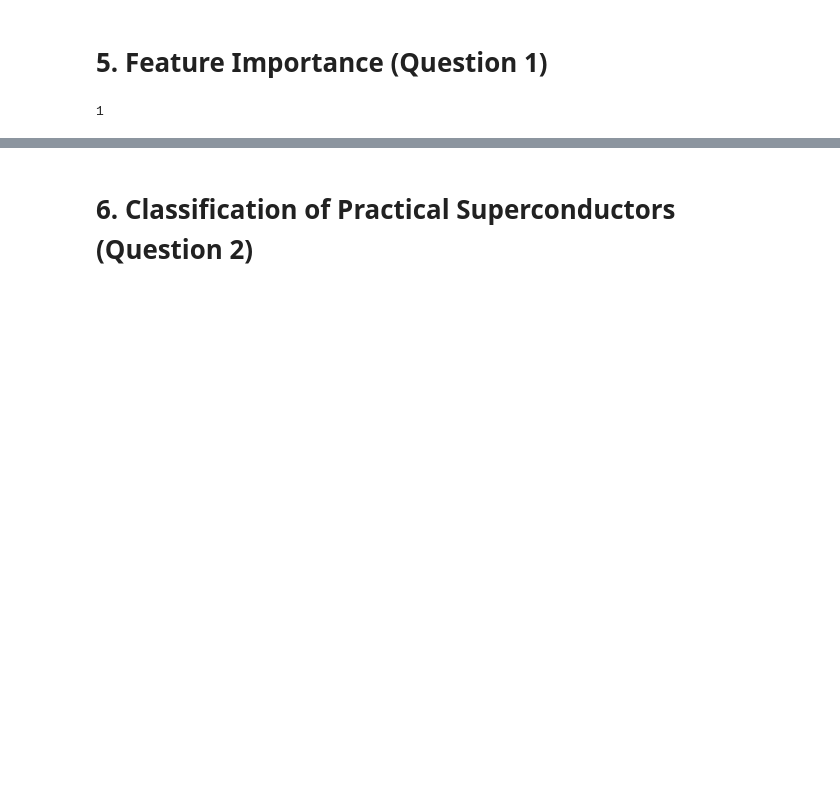
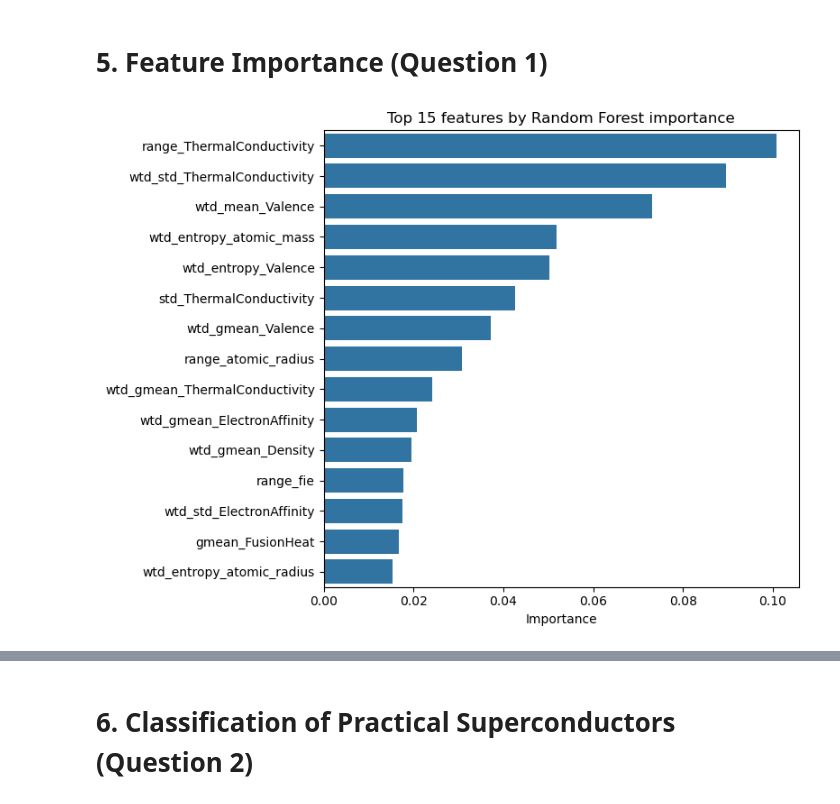
Before and after one commit to SeanCross65/Data-Analytics-Data-Mining, a Jupyter notebook: SuperConductivity.ipynb, the cells around one changed output, grey strips where cells are left out. Saved outputs shown, nothing was run; the diff lists cells and outputs as text; code cells hidden in the pictures; blank space fills up the shorter version.

Commit message:
Feature Importance
Answers Q2 and 3 of the questions from first presentation, also finds valence is overated slightly.

```diff
--- a/SuperConductivity.ipynb
+++ b/SuperConductivity.ipynb
@@ -353,6 +353,20 @@ The side-by-side plot shows Random Forest predicts high-Tc materials much better
 # %% [markdown]
 # 5. Feature Importance (Question 1)
 # %%
-print(1)
+# Feature importance from the Random Forest we trained in Section 4
+rf = models["Random Forest"]
+
+importances = pd.Series(rf.feature_importances_, index=X.columns).sort_values(ascending=False)
+# feature_importances_ = how much each feature reduces error across all the trees' splits (adds up to 1)
+
+top15 = importances.head(15)
+
+plt.figure(figsize=(8, 6))
+sns.barplot(x=top15.values, y=top15.index)
+plt.xlabel("Importance")
+plt.ylabel("")
+plt.title("Top 15 features by Random Forest importance")
+plt.tight_layout()
+plt.show()
 # %% [output]
-1
+[figure, added]
```
Also changed, not shown: parts of 3 cells of this notebook.
